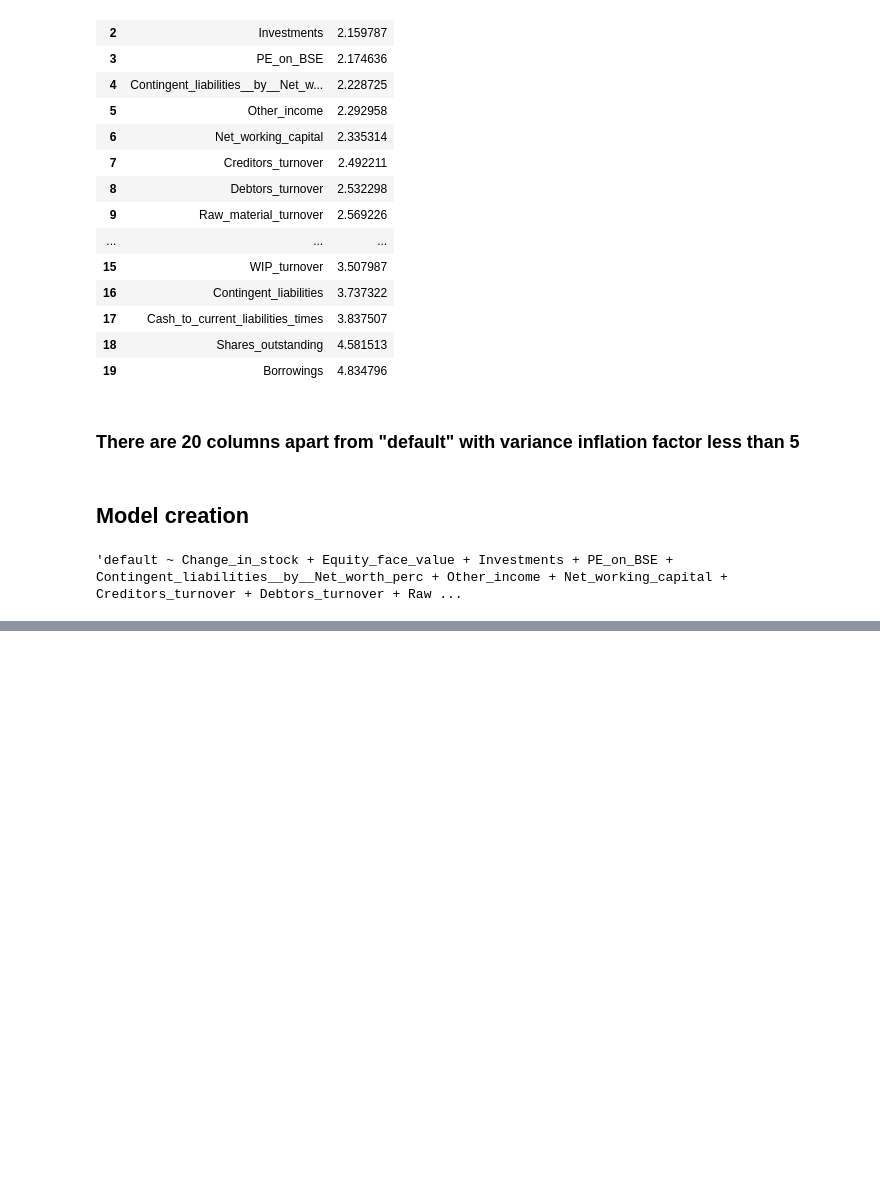
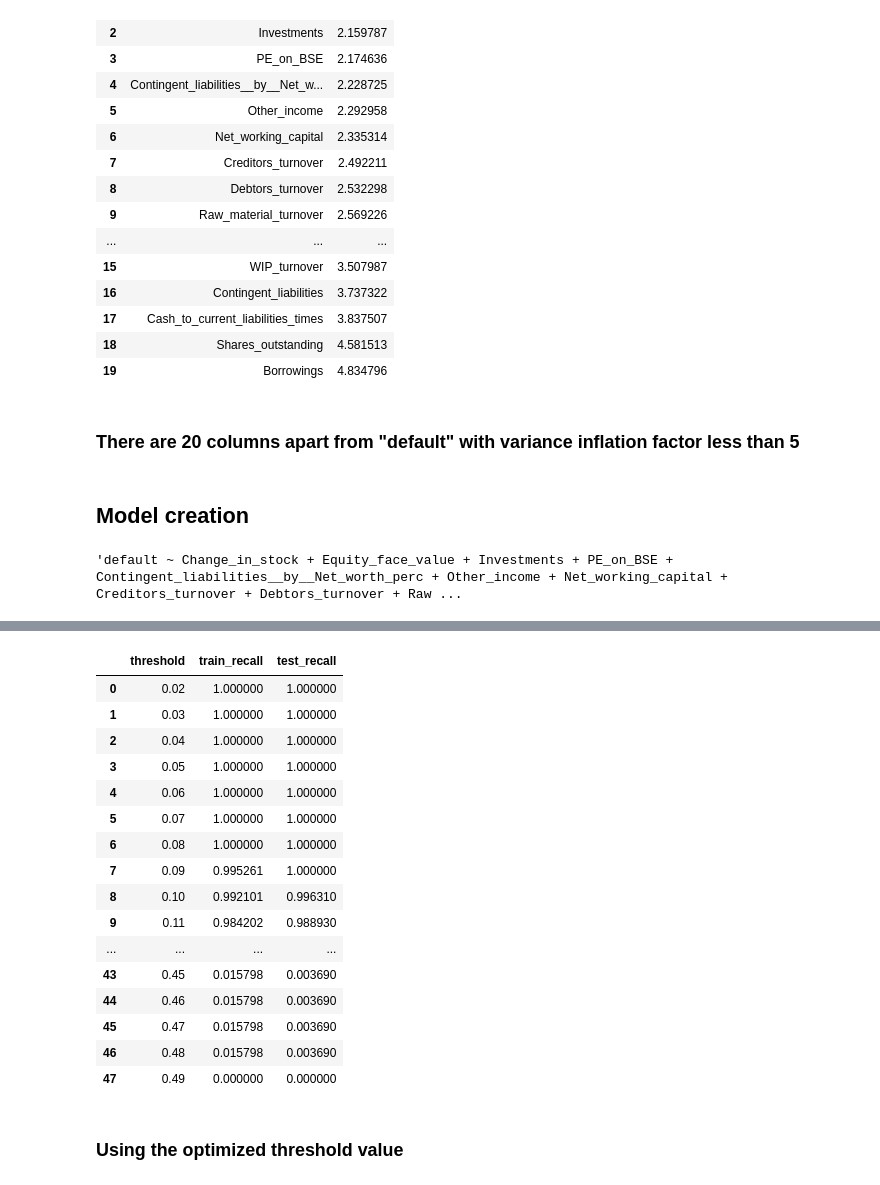
Before and after one commit to sarang-manohar/hogwarts, a Jupyter notebook: academia/financialRiskAnalysis/code/code.ipynb, the cells around one changed output, grey strips where cells are left out. Drawn from its saved outputs; the diff is of its cells as text; code cells hidden in the pictures; blank space fills up the shorter version.

```diff
--- a/academia/financialRiskAnalysis/code/code.ipynb
+++ b/academia/financialRiskAnalysis/code/code.ipynb
@@ -622,0 +625,58 @@ ytest_pred_cont = logit_model_2.predict(X_test)
+# %%
+train_recall = []
+test_recall = []
+threshold = []
+
+for j in np.arange(0.02, 0.5, 0.01):
+    ytrain_pred_class=[]
+    for i in range(0,len(ytrain_pred_cont)):
+        if np.array(ytrain_pred_cont)[i]>j:
+            cls=1
+        else:
+            cls=0
+        ytrain_pred_class.append(cls)
+
+    tn, fp, fn, tp = confusion_matrix(y_train,ytrain_pred_class).ravel()
+
+    recall = tp/(fn+tp)
+    train_recall.append(recall)
+
+    ytest_pred_class=[]
+    for i in range(0,len(ytest_pred_cont)):
+        if np.array(ytest_pred_cont)[i]>j:
+            cls=1
+        else:
+            cls=0
+        ytest_pred_class.append(cls)
+
+    tn, fp, fn, tp = confusion_matrix(y_test,ytest_pred_class).ravel()
+
+    recall = tp/(fn+tp)
+    test_recall.append(recall)
+
+    threshold.append(j)
+# %%
+cross_val = pd.DataFrame()
+cross_val['threshold'] = threshold
+cross_val['train_recall'] = train_recall
+cross_val['test_recall'] = test_recall
+
+cross_val
+# %% [output]
+|  | threshold | train_recall | test_recall |
+| 0 | 0.02 | 1.000000 | 1.000000 |
+| 1 | 0.03 | 1.000000 | 1.000000 |
+| 2 | 0.04 | 1.000000 | 1.000000 |
+| 3 | 0.05 | 1.000000 | 1.000000 |
+| 4 | 0.06 | 1.000000 | 1.000000 |
+| 5 | 0.07 | 1.000000 | 1.000000 |
+| 6 | 0.08 | 1.000000 | 1.000000 |
+| 7 | 0.09 | 0.995261 | 1.000000 |
+| 8 | 0.10 | 0.992101 | 0.996310 |
+| 9 | 0.11 | 0.984202 | 0.988930 |
+| ... | ... | ... | ... |
+| 43 | 0.45 | 0.015798 | 0.003690 |
+| 44 | 0.46 | 0.015798 | 0.003690 |
+| 45 | 0.47 | 0.015798 | 0.003690 |
+| 46 | 0.48 | 0.015798 | 0.003690 |
+| 47 | 0.49 | 0.000000 | 0.000000 |
@@ -623 +704,3 @@ ytest_pred_cont = logit_model_2.predict(X_test)
+# %% [markdown]
+### Using the optimized threshold value
 # %%
```
Also changed, not shown: parts of 22 cells of this notebook, 1 other file.
